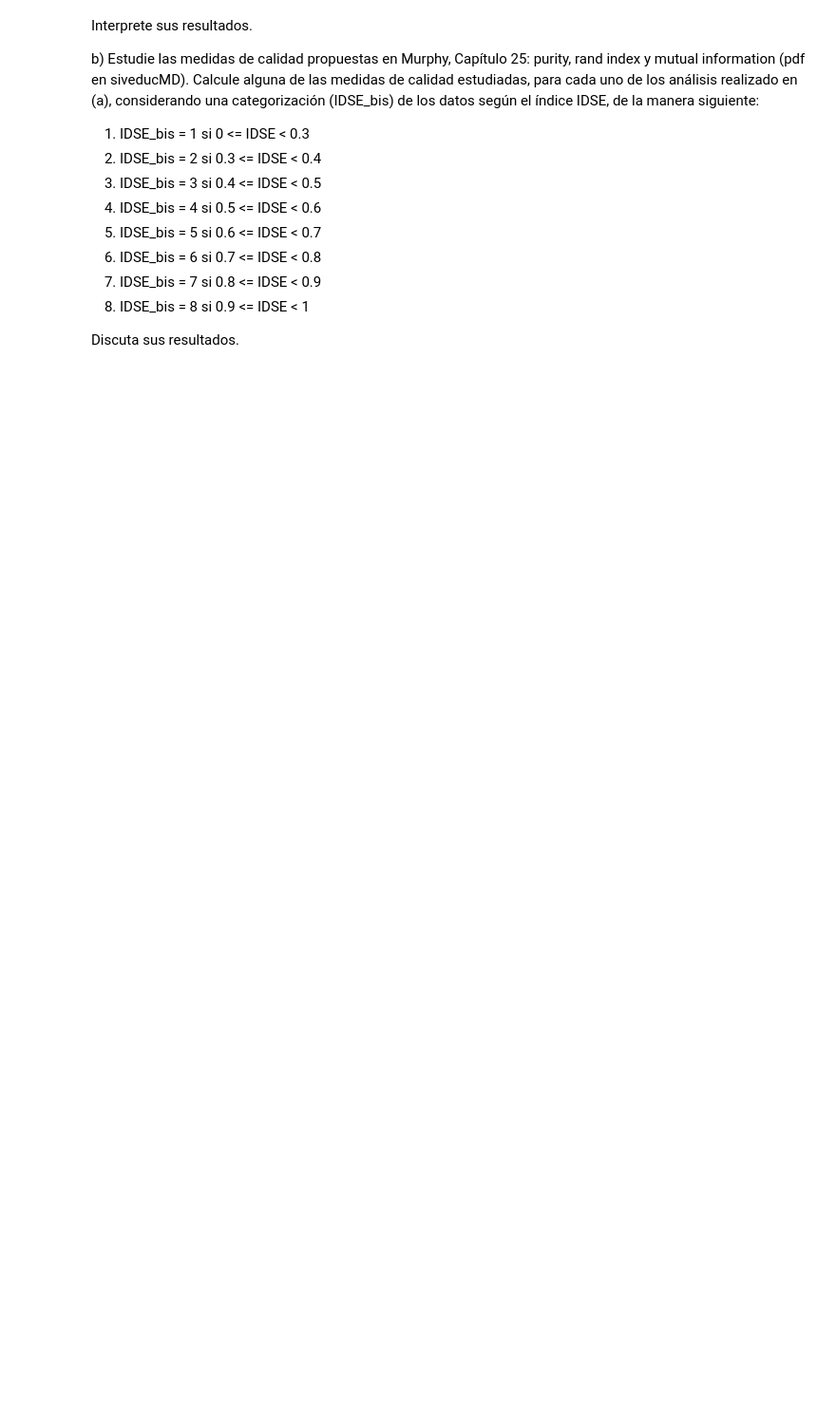
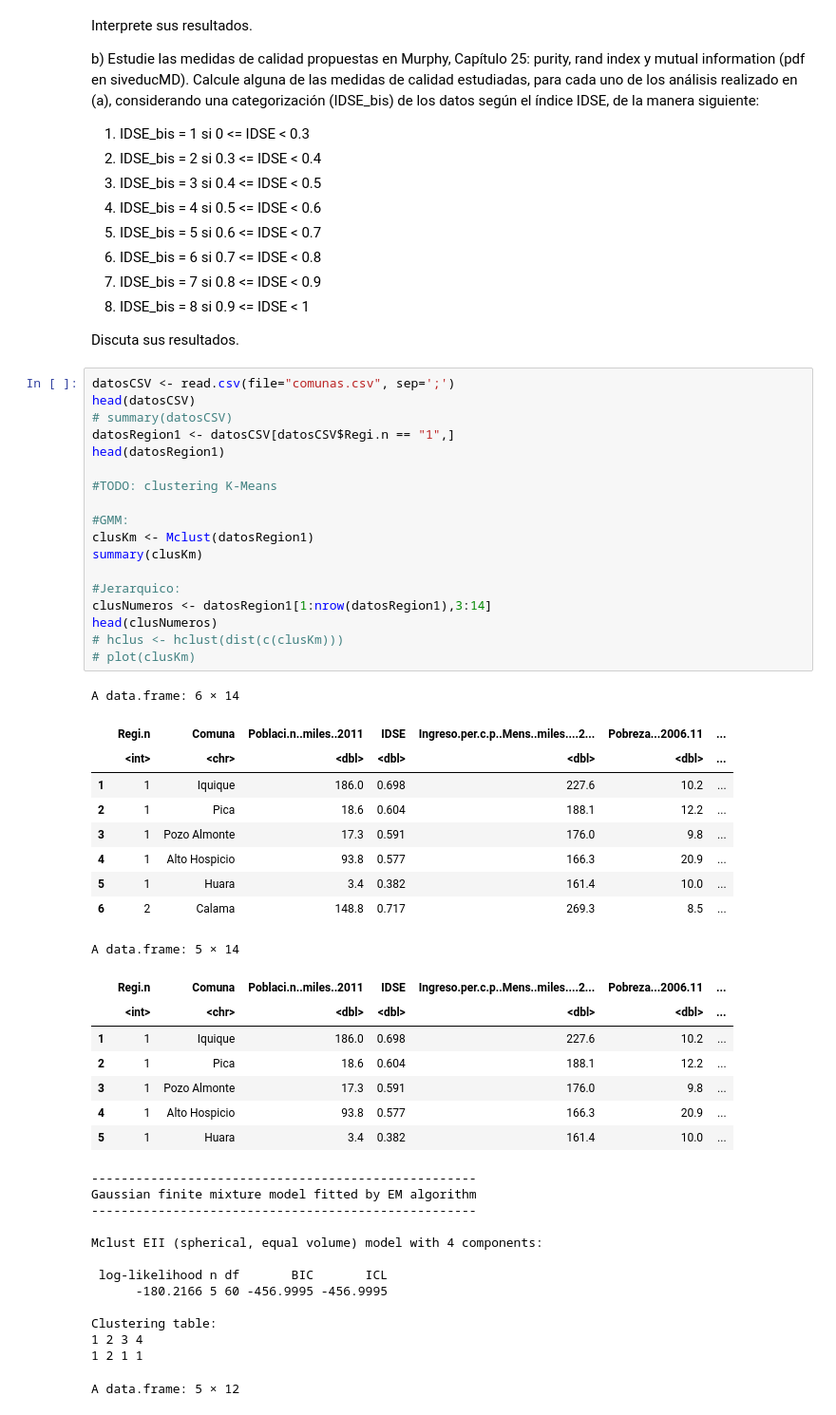
Before and after one commit to ekkusi/INFO257-PCA, a Jupyter notebook: clustering/Clustering_Notebook2.ipynb, the cells around one changed output. Shown at 95% size. Drawn from its saved outputs; the diff is of its cells as text; blank space fills up the shorter version.

```diff
--- a/clustering/Clustering_Notebook2.ipynb
+++ b/clustering/Clustering_Notebook2.ipynb
@@ -218,3 +220,52 @@ b) Estudie las medidas de calidad propuestas en Murphy, Capítulo 25: purity, ra
 
 
 Discuta sus resultados.
+# %%
+datosCSV <- read.csv(file="comunas.csv", sep=';')
+head(datosCSV)
+# summary(datosCSV)
+datosRegion1 <- datosCSV[datosCSV$Regi.n == "1",]
+head(datosRegion1)
+
+#TODO: clustering K-Means
+
+#GMM:
+clusKm <- Mclust(datosRegion1)
+summary(clusKm)
+
+#Jerarquico:
+clusNumeros <- datosRegion1[1:nrow(datosRegion1),3:14]
+head(clusNumeros)
+# hclus <- hclust(dist(c(clusKm)))
+# plot(clusKm)
+# %% [output]
+A data.frame: 6 × 14
+|  | Regi.n | Comuna | Poblaci.n..miles..2011 | IDSE | Ingreso.per.c.p..Mens..miles....2... | Pobreza...2006.11 | ... |
+|  | <int> | <chr> | <dbl> | <dbl> | <dbl> | <dbl> | ... |
+| 1 | 1 | Iquique | 186.0 | 0.698 | 227.6 | 10.2 | ... |
+| 2 | 1 | Pica | 18.6 | 0.604 | 188.1 | 12.2 | ... |
+| 3 | 1 | Pozo Almonte | 17.3 | 0.591 | 176.0 | 9.8 | ... |
+| 4 | 1 | Alto Hospicio | 93.8 | 0.577 | 166.3 | 20.9 | ... |
+| 5 | 1 | Huara | 3.4 | 0.382 | 161.4 | 10.0 | ... |
+| 6 | 2 | Calama | 148.8 | 0.717 | 269.3 | 8.5 | ... |
+A data.frame: 5 × 14
+|  | Regi.n | Comuna | Poblaci.n..miles..2011 | IDSE | Ingreso.per.c.p..Mens..miles....2... | Pobreza...2006.11 | ... |
+|  | <int> | <chr> | <dbl> | <dbl> | <dbl> | <dbl> | ... |
+| 1 | 1 | Iquique | 186.0 | 0.698 | 227.6 | 10.2 | ... |
+| 2 | 1 | Pica | 18.6 | 0.604 | 188.1 | 12.2 | ... |
+| 3 | 1 | Pozo Almonte | 17.3 | 0.591 | 176.0 | 9.8 | ... |
+| 4 | 1 | Alto Hospicio | 93.8 | 0.577 | 166.3 | 20.9 | ... |
+| 5 | 1 | Huara | 3.4 | 0.382 | 161.4 | 10.0 | ... |
+----------------------------------------------------
+Gaussian finite mixture model fitted by EM algorithm
+----------------------------------------------------
+
+Mclust EII (spherical, equal volume) model with 4 components:
+
+ log-likelihood n df       BIC       ICL
+      -180.2166 5 60 -456.9995 -456.9995
+
+Clustering table:
+1 2 3 4
+1 2 1 1
+A data.frame: 5 × 12
```
Also changed, not shown: parts of 2 cells of this notebook.
